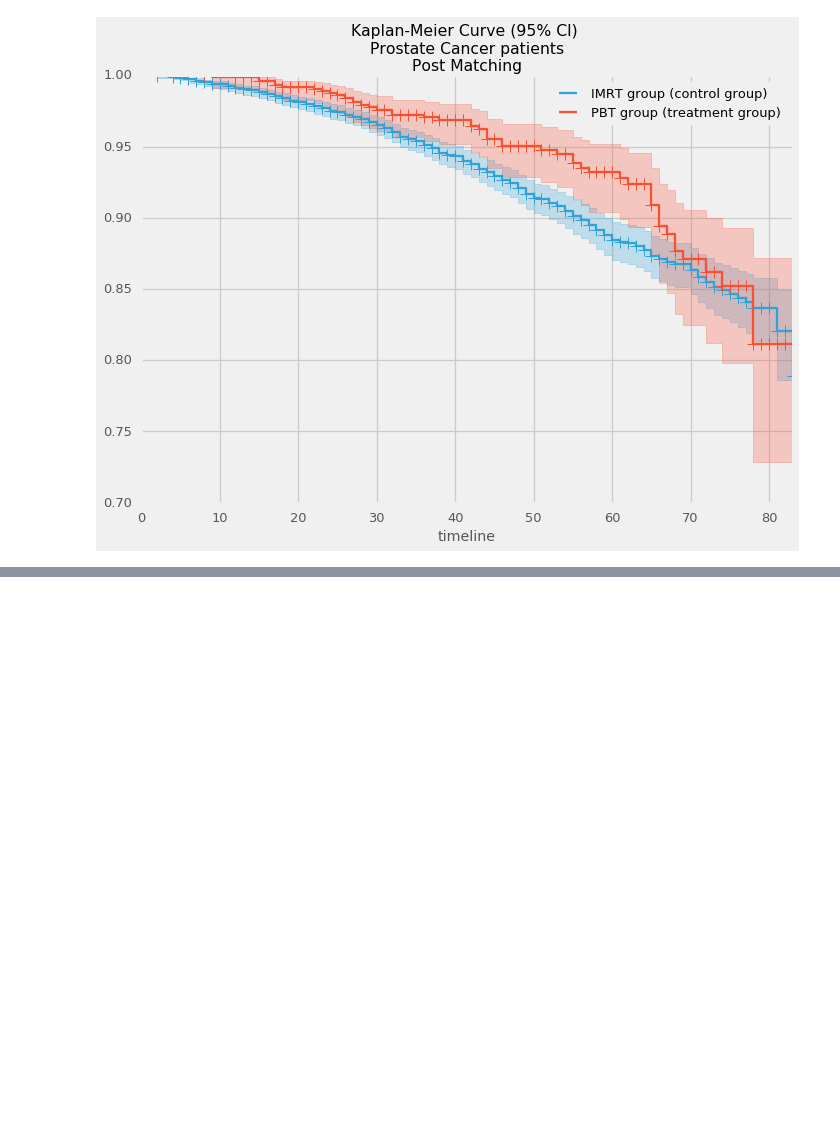
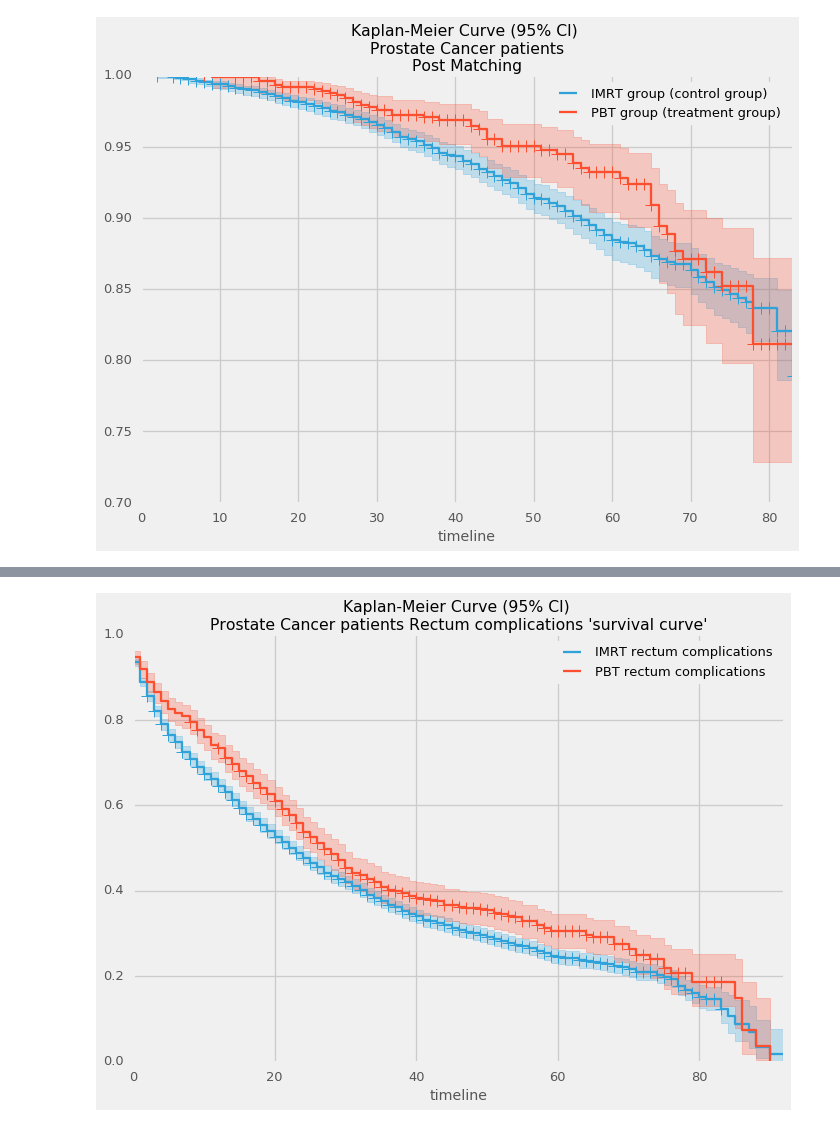
Before and after one commit to doolingdavid/IBATHREE, a Jupyter notebook: talk.ipynb, the cells around one changed output, grey strips where cells are left out. Cells and saved outputs as stored; diff of their text form; code cells hidden in the pictures; blank space fills up the shorter version.

```diff
--- a/talk.ipynb
+++ b/talk.ipynb
@@ -846,0 +881,4 @@ Image(filename="all_km_post_matching.png",embed=True)
+# %%
+Image('rectum_comp_km.png',embed=True)
+# %% [output]
+[figure, added]
```
Also changed, not shown: parts of 18 cells of this notebook, 1 other file.
